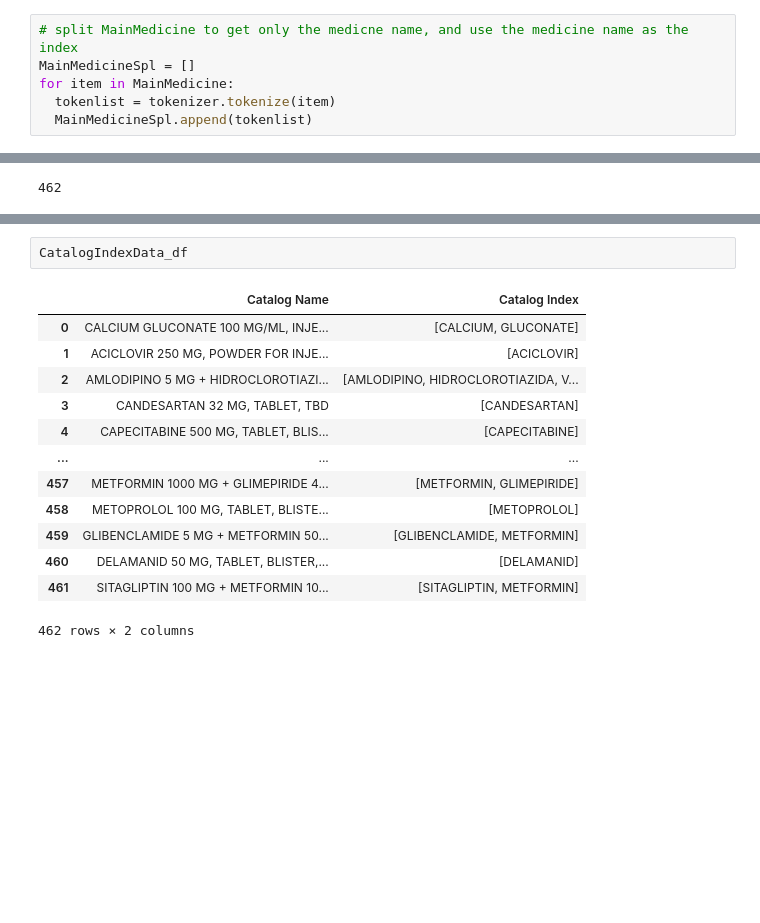
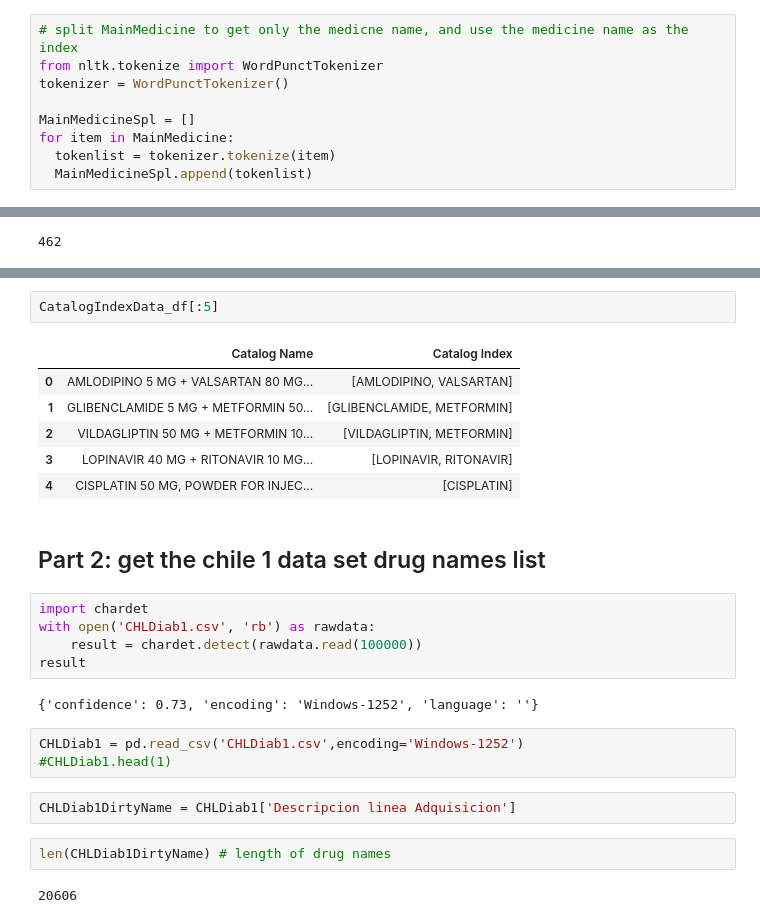
Before and after one commit to wenjunc2/PAHO-Drug-Data-Cleaning-Summer-2022, a Jupyter notebook: 普通编程.ipynb, the cells around one changed output, grey strips where cells are left out. Saved outputs shown, nothing was run; the diff lists cells and outputs as text; blank space fills up the shorter version.

```diff
--- a/普通编程.ipynb
+++ b/普通编程.ipynb
@@ -86,5 +76,8 @@ print(len(MainMedicine), MainMedicine[:5])
 # %%
 # split MainMedicine to get only the medicne name, and use the medicine name as the index
+from nltk.tokenize import WordPunctTokenizer
+tokenizer = WordPunctTokenizer()
+
 MainMedicineSpl = []
 for item in MainMedicine:
   tokenlist = tokenizer.tokenize(item)
@@ -149,16 +117,27 @@ Name: Catalog Index, Length: 462, dtype: object
 # %%
-CatalogIndexData_df
+CatalogIndexData_df[:5]
 # %% [output]
 |  | Catalog Name | Catalog Index |
-| 0 | CALCIUM GLUCONATE 100 MG/ML, INJE... | [CALCIUM, GLUCONATE] |
-| 1 | ACICLOVIR 250 MG, POWDER FOR INJE... | [ACICLOVIR] |
-| 2 | AMLODIPINO 5 MG + HIDROCLOROTIAZI... | [AMLODIPINO, HIDROCLOROTIAZIDA, V... |
-| 3 | CANDESARTAN 32 MG, TABLET, TBD | [CANDESARTAN] |
-| 4 | CAPECITABINE 500 MG, TABLET, BLIS... | [CAPECITABINE] |
-| ... | ... | ... |
-| 457 | METFORMIN 1000 MG + GLIMEPIRIDE 4... | [METFORMIN, GLIMEPIRIDE] |
-| 458 | METOPROLOL 100 MG, TABLET, BLISTE... | [METOPROLOL] |
-| 459 | GLIBENCLAMIDE 5 MG + METFORMIN 50... | [GLIBENCLAMIDE, METFORMIN] |
-| 460 | DELAMANID 50 MG, TABLET, BLISTER,... | [DELAMANID] |
-| 461 | SITAGLIPTIN 100 MG + METFORMIN 10... | [SITAGLIPTIN, METFORMIN] |
+| 0 | AMLODIPINO 5 MG + VALSARTAN 80 MG... | [AMLODIPINO, VALSARTAN] |
+| 1 | GLIBENCLAMIDE 5 MG + METFORMIN 50... | [GLIBENCLAMIDE, METFORMIN] |
+| 2 | VILDAGLIPTIN 50 MG + METFORMIN 10... | [VILDAGLIPTIN, METFORMIN] |
+| 3 | LOPINAVIR 40 MG + RITONAVIR 10 MG... | [LOPINAVIR, RITONAVIR] |
+| 4 | CISPLATIN 50 MG, POWDER FOR INJEC... | [CISPLATIN] |
-462 rows × 2 columns
+# %% [markdown]
+## Part 2: get the chile 1 data set drug names list
+# %%
+import chardet
+with open('CHLDiab1.csv', 'rb') as rawdata:
+    result = chardet.detect(rawdata.read(100000))
+result
+# %% [output]
+{'confidence': 0.73, 'encoding': 'Windows-1252', 'language': ''}
+# %%
+CHLDiab1 = pd.read_csv('CHLDiab1.csv',encoding='Windows-1252')
+#CHLDiab1.head(1)
+# %%
+CHLDiab1DirtyName = CHLDiab1['Descripcion linea Adquisicion']
+# %%
+len(CHLDiab1DirtyName) # length of drug names
+# %% [output]
+20606
```
Also changed, not shown: parts of 42 cells of this notebook.
